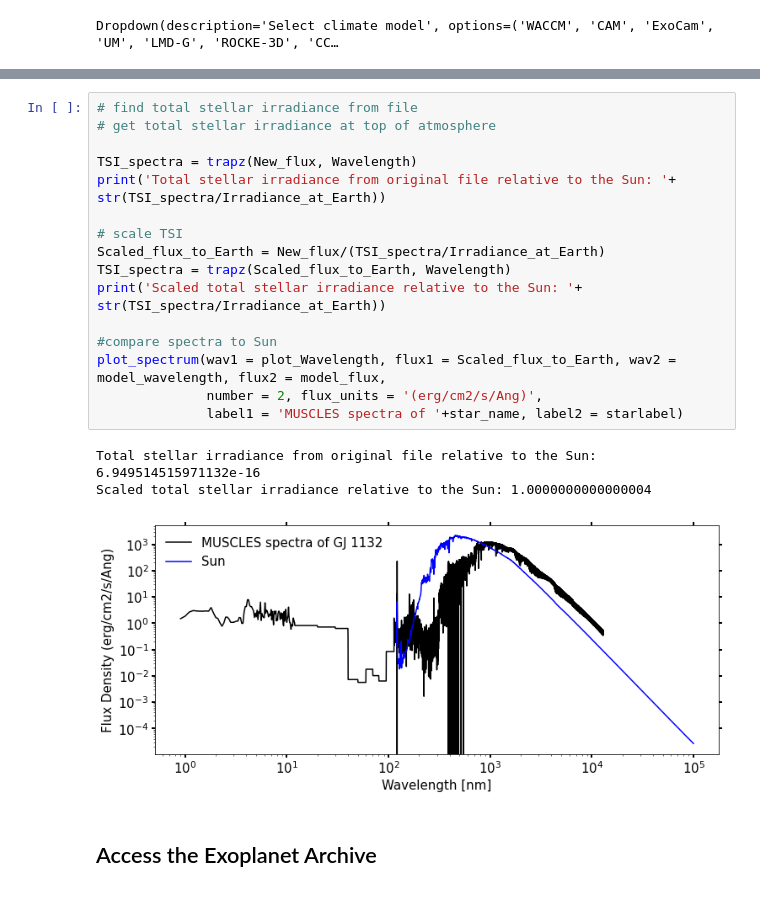
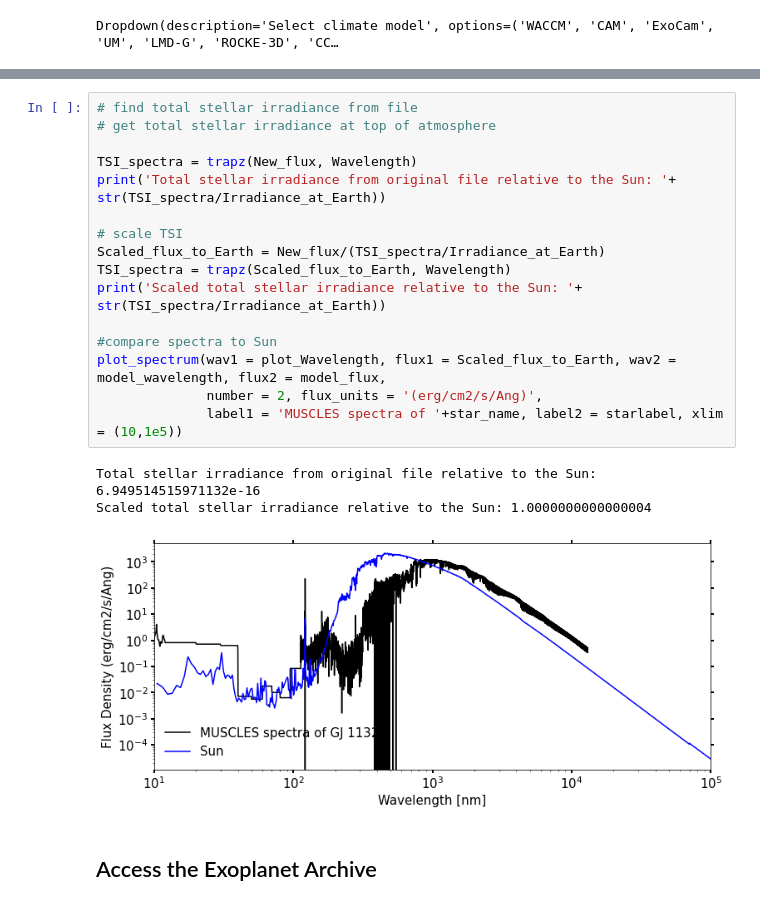
Before and after one commit to jack-eddy-symposium/exoplanetary-impact, a Jupyter notebook: SWIM/Stellar_Wind_and_Irradiance_Module.ipynb, the cells around one changed output, grey strips where cells are left out. Drawn from its saved outputs; the diff is of its cells as text.

Commit message:
Updating plotting function

```diff
--- a/SWIM/Stellar_Wind_and_Irradiance_Module.ipynb
+++ b/SWIM/Stellar_Wind_and_Irradiance_Module.ipynb
@@ -194,23 +194,23 @@ Target model: ROCKE-3D
 # %%
 # find total stellar irradiance from file
 # get total stellar irradiance at top of atmosphere
 
 TSI_spectra = trapz(New_flux, Wavelength)
 print('Total stellar irradiance from original file relative to the Sun: '+ str(TSI_spectra/Irradiance_at_Earth))
 
 # scale TSI
 Scaled_flux_to_Earth = New_flux/(TSI_spectra/Irradiance_at_Earth)
 TSI_spectra = trapz(Scaled_flux_to_Earth, Wavelength)
 print('Scaled total stellar irradiance relative to the Sun: '+ str(TSI_spectra/Irradiance_at_Earth))
 
 #compare spectra to Sun
 plot_spectrum(wav1 = plot_Wavelength, flux1 = Scaled_flux_to_Earth, wav2 = model_wavelength, flux2 = model_flux,
               number = 2, flux_units = '(erg/cm2/s/Ang)',
-              label1 = 'MUSCLES spectra of '+star_name, label2 = starlabel)
+              label1 = 'MUSCLES spectra of '+star_name, label2 = starlabel, xlim = (10,1e5))
 # %% [output]
 Total stellar irradiance from original file relative to the Sun: 6.949514515971132e-16
 Scaled total stellar irradiance relative to the Sun: 1.0000000000000004
-[figure, old version]
+[figure, new version]
 # %% [markdown]
 ## Access the Exoplanet Archive
 # %%
```
Also changed, not shown: parts of 6 cells of this notebook, 2 other files.
